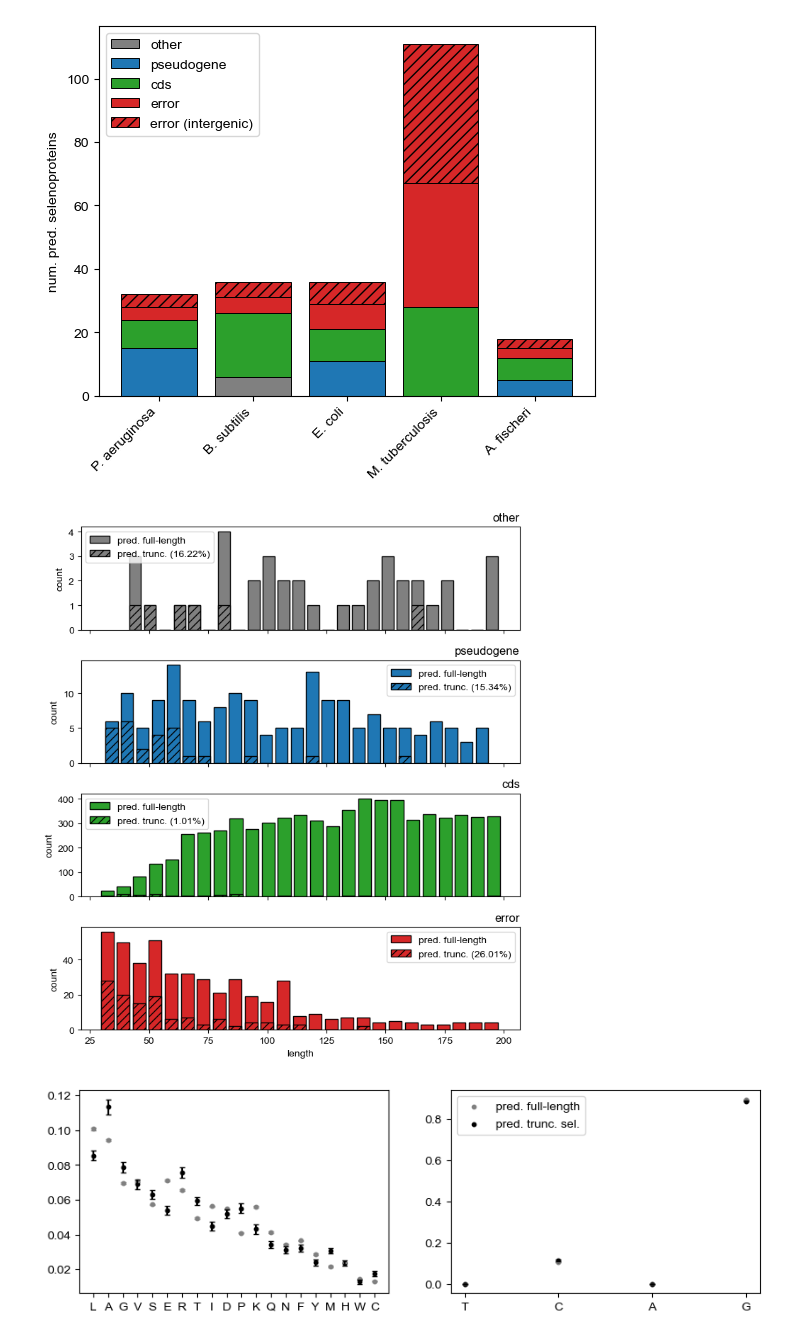
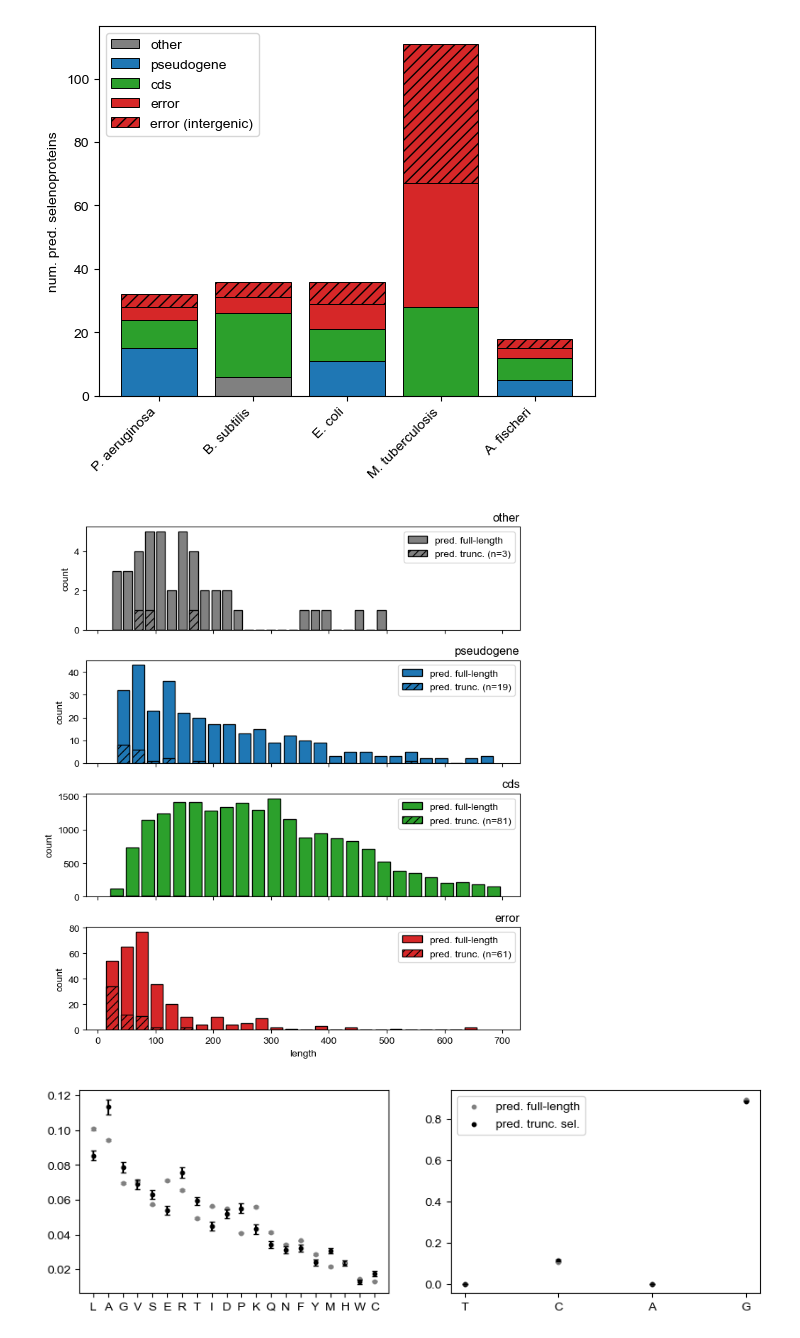
Before and after one commit to pipparichter/selenobot, a Jupyter notebook: notebooks/model-orgs-3c.ipynb, the cells around one changed output. Saved outputs shown, nothing was run; the diff lists cells and outputs as text; code cells hidden in the pictures.

```diff
--- a/notebooks/model-orgs-3c.ipynb
+++ b/notebooks/model-orgs-3c.ipynb
@@ -64,7 +65,7 @@ species = ['Pseudomonas aeruginosa', 'Escherichia coli', 'Mycobacterium tubercul
 feature_types = ['plm_esm_gap', 'plm_pt5', 'plm_esm_cls'] # , 'plm_esm_log']
 start_codons, stop_codons = ['ATG', 'GTG', 'TTG'], ['TAA', 'TAG', 'TGA']
 
-label_map = {'cds':'cds', 'error':'error', 'inter':'error (intergenic)', 'pseudo':'pseudogene', 'rna':'other', 'misc':'other'}
+label_map = {'error':'error', 'inter':'error (intergenic)', 'pseudo':'pseudogene', 'rna':'other', 'misc':'other'}
 
 color_map = {'cds':'tab:green', 'error':'tab:red', 'error (intergenic)':'tab:red', 'pseudogene':'tab:blue', 'other':'gray'}
 color_map.update({codon:color for codon, color in zip(stop_codons, ['tab:red', 'tab:blue', 'tab:green'])})
@@ -293,0 +288,25 @@ figure_3(org_df)
+# %%
+# I also want to get a sense of which proteins are being classified as "short" versus truncated selenoproteins.
+def figure_4(org_df:pd.DataFrame, feature_type:str='plm_esm_gap', path:str=None):
+
+    fig, axes = plt.subplots(ncols=2, layout='tight', figsize=(5, 3))
+    preds = [1, 2]
+    pred_names = {1:'pred. trunc. sel.', 2:'pred. short full-length'}
+
+    org_df.label = org_df.label.replace({'error':'error', 'inter':'error (intergenic)', 'pseudo':'pseudogene', 'rna':'other', 'misc':'other'}) # Group some of the labels.
+    labels = ['cds', 'error', 'pseudogene', 'other']
+    positions = np.arange(len(labels))
+
+    for ax, pred in zip(axes, preds):
+        df = org_df[org_df[f'model_3c_{feature_type}_prediction'] == pred]
+        heights = [(df.label == label).sum() for label in labels]
+        ax.bar(positions, heights, color=[color_map[label] for label in labels], edgecolor='black', label=labels)
+        ax.set_xticks(positions, labels=labels, rotation=90)
+        ax.set_ylabel('count')
+        ax.set_title(pred_names[pred])
+
+    ax.legend(fontsize='x-small')
+
+    plt.show()
+
+figure_4(org_df)
@@ -391,38 +418,39 @@ plt.show()
 # %% [output]
 [figure]
 # %%
-fig, axes = plt.subplots(nrows=4, figsize=(7, 8), sharex=True)
 
-def figure_4(org_df:pd.DataFrame, max_seq_length:int=700, axes:list=None):
 
-    org_df.label = org_df.label.replace({'error (intergenic)':'error'})
+def figure_4(org_df:pd.DataFrame, max_seq_length:int=700, feature_type:str='3c_plm_esm_gap'):
+
+    fig, axes = plt.subplots(nrows=4, figsize=(7, 8), sharex=True, layout='tight')
+    pred_col = f'model_{feature_type}_prediction'
+
+    org_df.label = org_df.label.replace({'inter':'error (intergenic)', 'pseudo':'pseudogene', 'rna':'other', 'misc':'other'}) # Group some of the labels.
     org_1_df = org_df[org_df[pred_col] == 1]
 
     for ax, label in zip(axes, ['other', 'pseudogene', 'cds', 'error']):
         lengths = org_df[org_df.label == label].seq.apply(len)
         _, bin_edges, _, = ax.hist(lengths[lengths < max_seq_length], color=color_map[label], bins=25, rwidth=0.8, edgecolor='black')
-        p = f'{100 * len(org_1_df[org_1_df.label == label]) / len(lengths):.2f}%'
 
         lengths = org_1_df[org_1_df.label == label].seq.apply(len) # Look only at the lengths of the predicted selenoproteins.
         ax.hist(lengths[lengths < max_seq_length], color=color_map[label], bins=bin_edges, rwidth=0.8, edgecolor='black', hatch='///')
 
         ax.set_ylabel('count')
         ax.set_title(label, loc='right')
-        ax.legend(['pred. full-length', f'pred. trunc. ({p})'])
+        ax.legend(['pred. full-length', f'pred. trunc. (n={len(org_1_df[org_1_df.label == label])})'])
 
     ax.set_xlabel('length')
+    plt.show()
 
-figure_4(org_df, axes=axes)
+figure_4(org_df)
 
-plt.tight_layout()
-plt.show()
 
 # I am really curious as to why so many of the short peptides are tagged as full-length... what characteristics of the
 # false positives make them false positives, other than length? It seems as though the error sequences are slightly
 # more prone to this problem, though I wonder how much of this effect is due to the fact that the error sequences tend
 # to be shorter.
 # %% [output]
-[figure, old version]
+[figure, new version]
 # %%
 # First going to take a look at the spurious short sequences... what causes them to be flagged?
 org_df = load_organisms_df(max_seq_length=200)
```
Also changed, not shown: parts of 10 cells of this notebook, 23 other files.
